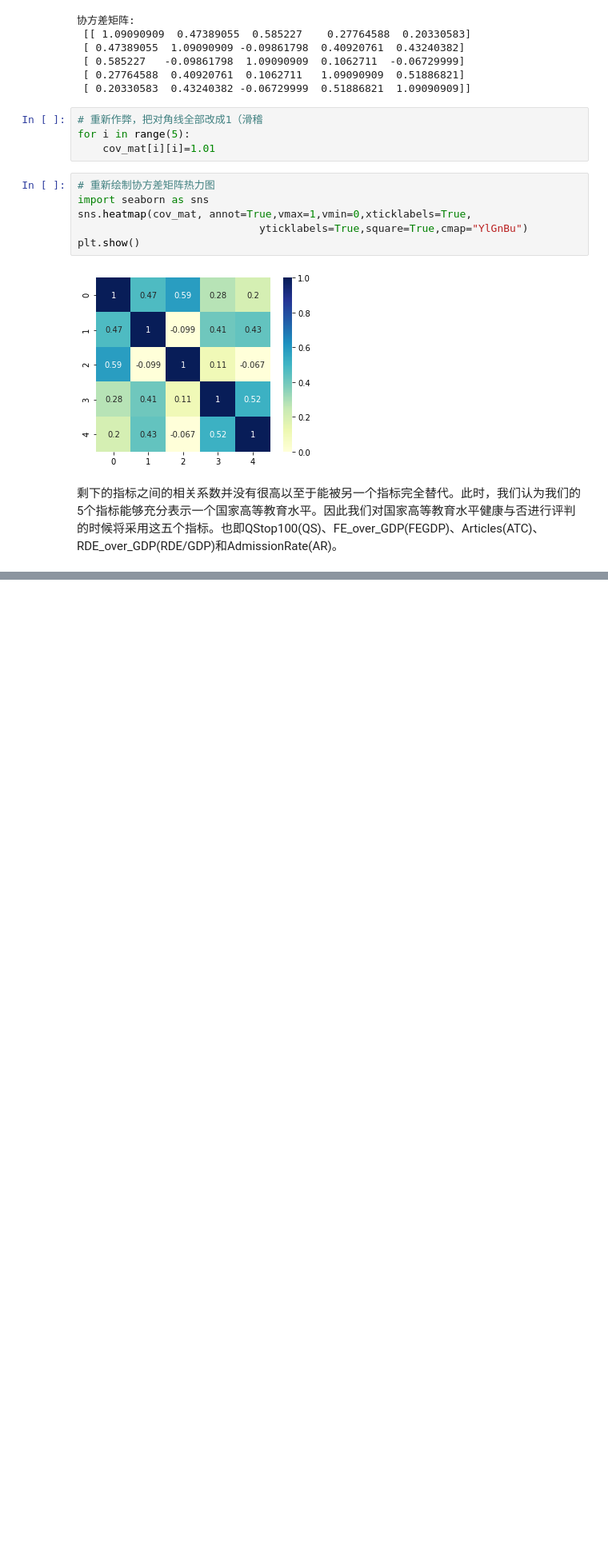
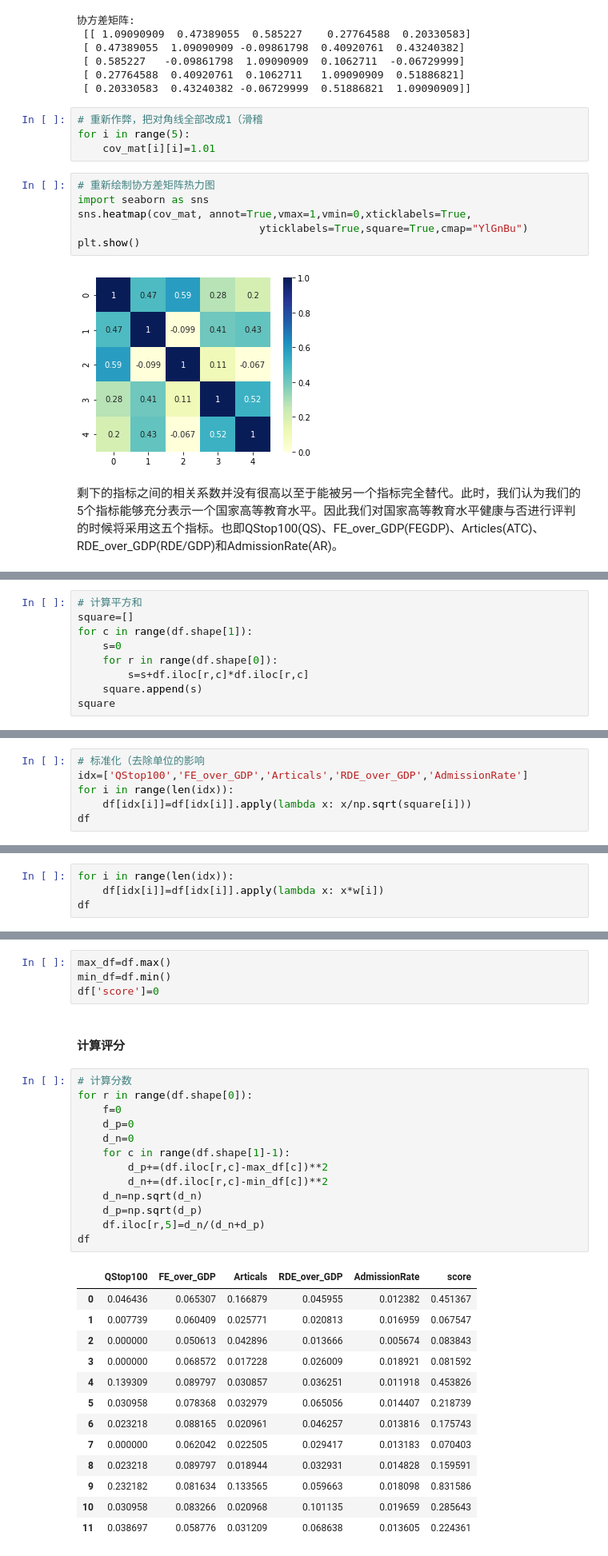
Before and after one commit to Lyman-Smoker/ICM_2021_F, a Jupyter notebook: 美赛F题.ipynb, the cells around one changed output, grey strips where cells are left out. Shown: that part at 80% size. Saved outputs shown, nothing was run; the diff lists cells and outputs as text; blank space fills up the shorter version.

```diff
--- a/美赛F题.ipynb
+++ b/美赛F题.ipynb
@@ -166,0 +336,9 @@ plt.show()
+# %%
+# 计算平方和
+square=[]
+for c in range(df.shape[1]):
+    s=0
+    for r in range(df.shape[0]):
+        s=s+df.iloc[r,c]*df.iloc[r,c]
+    square.append(s)
+square
@@ -166,0 +351,6 @@ plt.show()
+# %%
+# 标准化（去除单位的影响
+idx=['QStop100','FE_over_GDP','Articals','RDE_over_GDP','AdmissionRate']
+for i in range(len(idx)):
+    df[idx[i]]=df[idx[i]].apply(lambda x: x/np.sqrt(square[i]))
+df
@@ -166,0 +373,4 @@ plt.show()
+# %%
+for i in range(len(idx)):
+    df[idx[i]]=df[idx[i]].apply(lambda x: x*w[i])
+df
@@ -166,0 +393,33 @@ plt.show()
+# %%
+max_df=df.max()
+min_df=df.min()
+df['score']=0
+# %% [markdown]
+#### 计算评分
+# %%
+# 计算分数
+for r in range(df.shape[0]):
+    f=0
+    d_p=0
+    d_n=0
+    for c in range(df.shape[1]-1):
+        d_p+=(df.iloc[r,c]-max_df[c])**2
+        d_n+=(df.iloc[r,c]-min_df[c])**2
+    d_n=np.sqrt(d_n)
+    d_p=np.sqrt(d_p)
+    df.iloc[r,5]=d_n/(d_n+d_p)
+df
+# %% [output]
+|  | QStop100 | FE_over_GDP | Articals | RDE_over_GDP | AdmissionRate | score |
+| 0 | 0.046436 | 0.065307 | 0.166879 | 0.045955 | 0.012382 | 0.451367 |
+| 1 | 0.007739 | 0.060409 | 0.025771 | 0.020813 | 0.016959 | 0.067547 |
+| 2 | 0.000000 | 0.050613 | 0.042896 | 0.013666 | 0.005674 | 0.083843 |
+| 3 | 0.000000 | 0.068572 | 0.017228 | 0.026009 | 0.018921 | 0.081592 |
+| 4 | 0.139309 | 0.089797 | 0.030857 | 0.036251 | 0.011918 | 0.453826 |
+| 5 | 0.030958 | 0.078368 | 0.032979 | 0.065056 | 0.014407 | 0.218739 |
+| 6 | 0.023218 | 0.088165 | 0.020961 | 0.046257 | 0.013816 | 0.175743 |
+| 7 | 0.000000 | 0.062042 | 0.022505 | 0.029417 | 0.013183 | 0.070403 |
+| 8 | 0.023218 | 0.089797 | 0.018944 | 0.032931 | 0.014828 | 0.159591 |
+| 9 | 0.232182 | 0.081634 | 0.133565 | 0.059663 | 0.018098 | 0.831586 |
+| 10 | 0.030958 | 0.083266 | 0.020968 | 0.101135 | 0.019659 | 0.285643 |
+| 11 | 0.038697 | 0.058776 | 0.031209 | 0.068638 | 0.013605 | 0.224361 |
```
Also changed, not shown: parts of 25 cells of this notebook.
